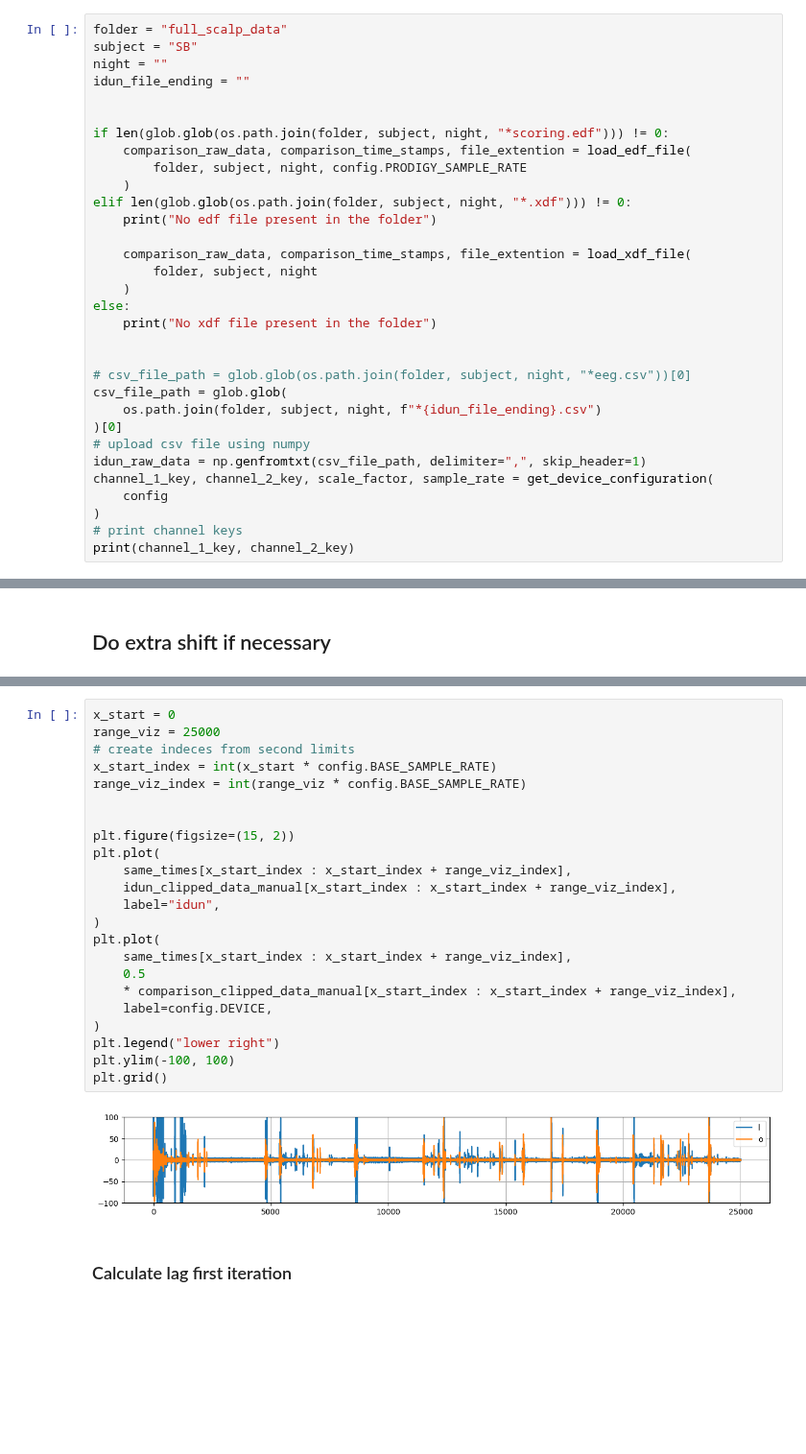
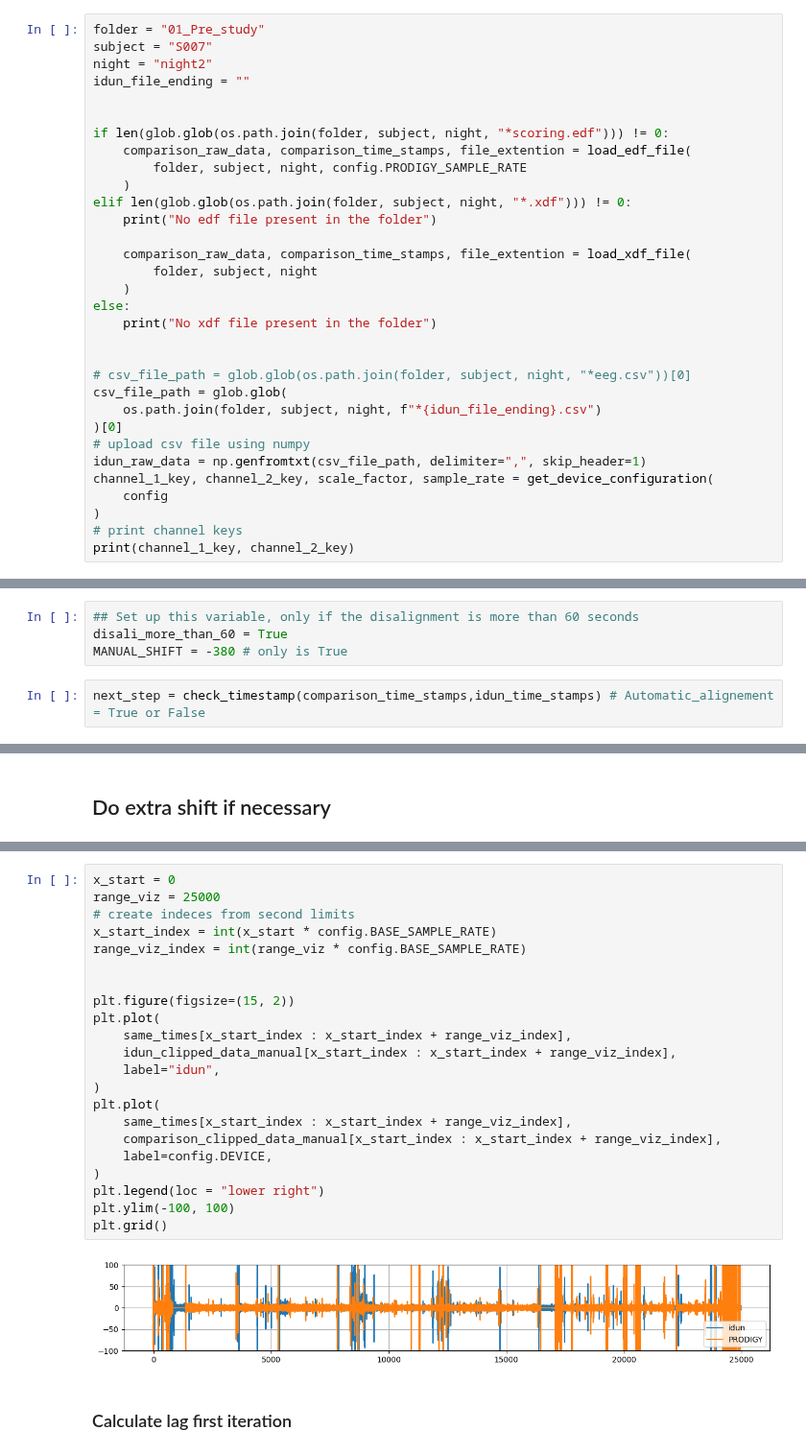
Before and after one commit to iduntech/idn-sync-data, a Jupyter notebook: sync_main.ipynb, the cells around one changed output, grey strips where cells are left out. Shown at 96% size. Cells and saved outputs as stored; diff of their text form; blank space fills up the shorter version.

```diff
--- a/sync_main.ipynb
+++ b/sync_main.ipynb
@@ -32,9 +36,9 @@ import config
 # %% [markdown]
 ### Upload all data
 # %%
-folder = "full_scalp_data"
-subject = "SB"
-night = ""
+folder = "01_Pre_study"
+subject = "S007"
+night = "night2"
 idun_file_ending = ""
 
 
@@ -151,3 +174,9 @@ plt.show()
+# %%
+## Set up this variable, only if the disalignment is more than 60 seconds
+disali_more_than_60 = True
+MANUAL_SHIFT = -380 # only is True
+# %%
+next_step = check_timestamp(comparison_time_stamps,idun_time_stamps) # Automatic_alignement = True or False
 # %% [markdown]
 ### Make data same length and do auto shifting based on time
 # %%
@@ -190,27 +298,26 @@ No cutting
 # %%
 x_start = 0
 range_viz = 25000
 # create indeces from second limits
 x_start_index = int(x_start * config.BASE_SAMPLE_RATE)
 range_viz_index = int(range_viz * config.BASE_SAMPLE_RATE)
 
 
 plt.figure(figsize=(15, 2))
 plt.plot(
     same_times[x_start_index : x_start_index + range_viz_index],
     idun_clipped_data_manual[x_start_index : x_start_index + range_viz_index],
     label="idun",
 )
 plt.plot(
     same_times[x_start_index : x_start_index + range_viz_index],
-    0.5
-    * comparison_clipped_data_manual[x_start_index : x_start_index + range_viz_index],
+    comparison_clipped_data_manual[x_start_index : x_start_index + range_viz_index],
     label=config.DEVICE,
 )
-plt.legend("lower right")
+plt.legend(loc = "lower right")
 plt.ylim(-100, 100)
 plt.grid()
 # %% [output]
-[figure, old version]
+[figure, new version]
 # %% [markdown]
 ### Calculate lag first iteration
```
Also changed, not shown: parts of 30 cells of this notebook, 3 other files.
